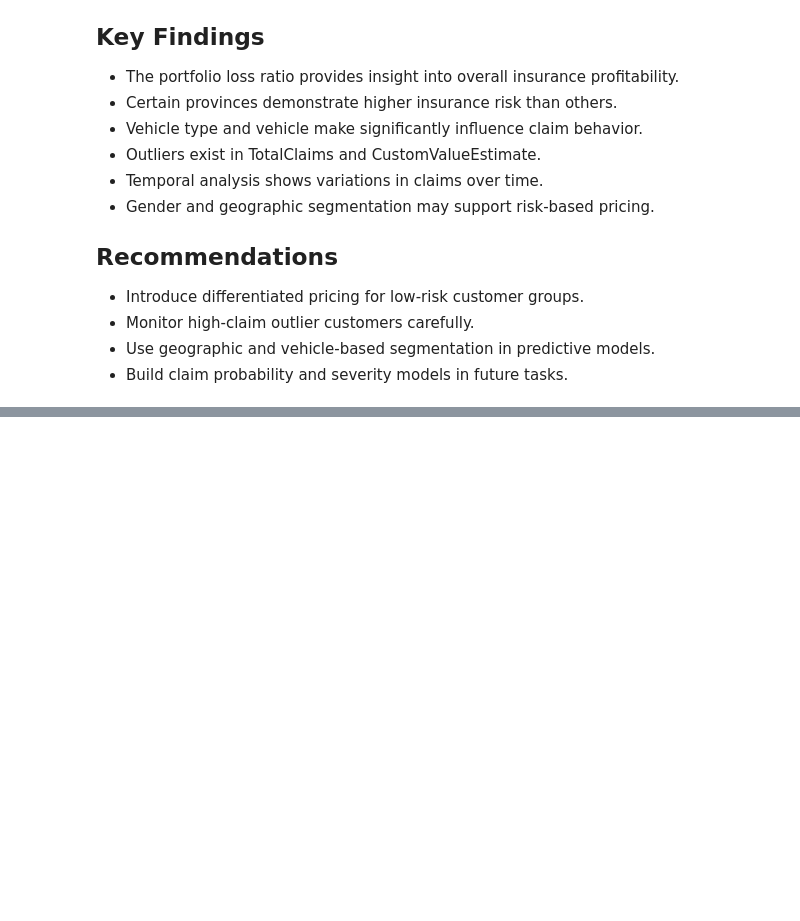
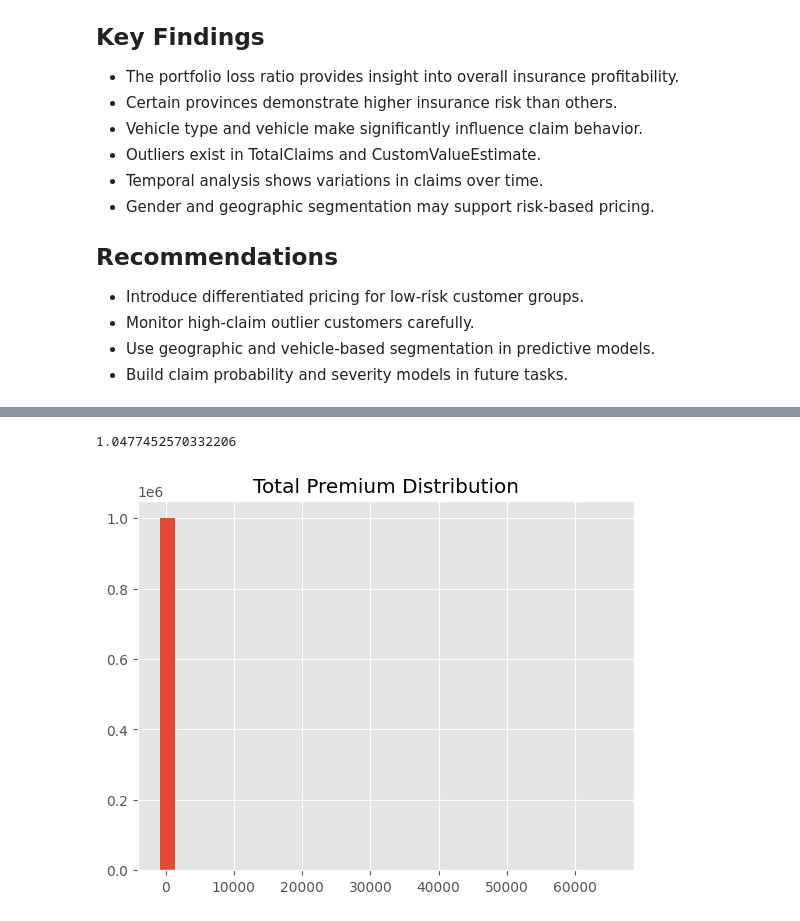
Before and after one commit to hareg10academy21-byte/insurance-risk-analytics, a Jupyter notebook: notebooks/01_eda.ipynb, the cells around one changed output, grey strips where cells are left out. Drawn from its saved outputs; the diff is of its cells as text; code cells hidden in the pictures; blank space fills up the shorter version.

```diff
--- a/notebooks/01_eda.ipynb
+++ b/notebooks/01_eda.ipynb
@@ -319,3 +311,17 @@ plt.show()
 * Monitor high-claim outlier customers carefully.
 * Use geographic and vehicle-based segmentation in predictive models.
 * Build claim probability and severity models in future tasks.
+# %%
+import pandas as pd
+import numpy as np
+import matplotlib.pyplot as plt
+import seaborn as sns
+
+plt.style.use("ggplot")
+# %%
+df = pd.read_csv(
+    "../data/MachineLearningRating_v3.txt",
+    sep="|"
+)
+
+df.head()
@@ -321,0 +387,14 @@ plt.show()
+# %%
+loss_ratio = df["TotalClaims"].sum() / df["TotalPremium"].sum()
+
+print(loss_ratio)
+# %% [output]
+1.0477452570332206
+# %%
+df["TotalPremium"].hist(bins=30)
+
+plt.title("Total Premium Distribution")
+
+plt.show()
+# %% [output]
+[figure, added]
```
Also changed, not shown: parts of 9 cells of this notebook.
